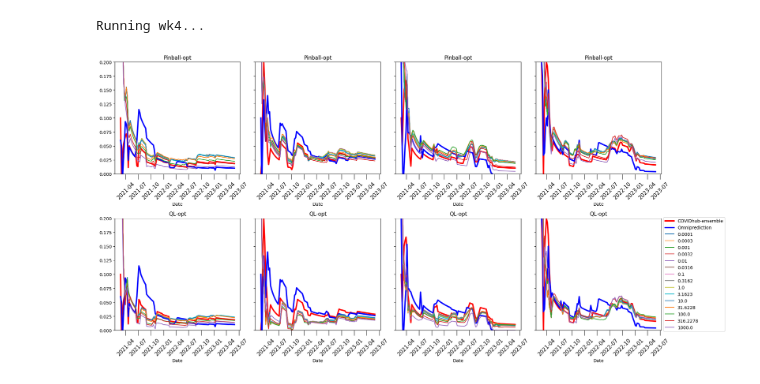
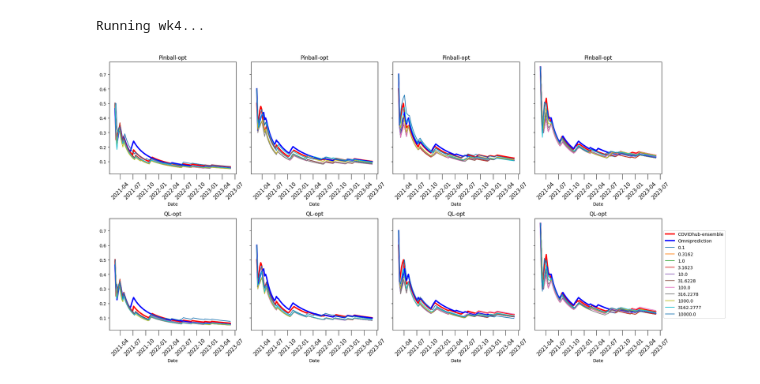
Before and after one commit to hysk79/omni-quantile, a Jupyter notebook: src/covid_hosp_weekly_ql_pb.ipynb, the cells around one changed output. Drawn from its saved outputs; the diff is of its cells as text; code cells hidden in the pictures.

```diff
--- a/src/covid_hosp_weekly_ql_pb.ipynb
+++ b/src/covid_hosp_weekly_ql_pb.ipynb
@@ -44,25 +45,23 @@ Name: actual, Length: 119, dtype: float64
 def decimal_to_str(eta):
     return str(np.round(eta, 4)).replace('.', ',')
 
-def exp_name_string_ql_pb(w, eta, round_Y_F, suffix):
-    return f"wk{w}_eta{decimal_to_str(eta)}_{'orig_' if not round_Y_F else ''}{suffix}"
+def exp_name_string_ql_pb(w, eta, round_Y_F, suffix=''):
+    return f"wk{w}_eta{decimal_to_str(eta)}{'_orig' if not round_Y_F else ''}{suffix}"
 
 save_folder = 'hosp0315_weekly_ql_pb'
 SAVE_DIR = f'../results/{save_folder}'
 
-eta_list = np.round(np.power(10, np.arange(-4, 3.1, 0.5)), 4)
-n_seed = 10
-round_Y_F = False
+eta_list = np.round(np.power(10, np.arange(-1, 4.1, 0.25)), 4)
+round_Y_F = True
 for w in range(1, 5):
     print(f"Running wk{w}...")
-    for eta_mult in eta_list:
-        exp_name = exp_name_string_ql_pb(w, eta_mult, round_Y_F, 10)
-        results, settings = ql_pb_opt(Y = d['Y'][d['dates_list']],
+    for eta_mult in tqdm(eta_list, desc='eta_mult'):
+        exp_name = exp_name_string_ql_pb(w, eta_mult, round_Y_F)
+        results = ql_pb_opt(Y = d['Y'][d['dates_list']],
                             forecasts_dict=forecasts_dict[w],
                             unit=500,
                             alpha_list=d['alpha_list'],
                             eta_multiplier=eta_mult,
-                            seed_list=np.arange(1, n_seed+1),
                             round_Y_F=round_Y_F
         )
         pickle.dump(results, open(f"{SAVE_DIR}/results_{exp_name}.pkl", 'wb'))
@@ -78,7 +77,7 @@ import matplotlib.pyplot as plt
 T = len(d['dates_list'])
 dates_list = pd.to_datetime(d['dates_list'])
 eta_mult = 2
-
+n_seed = 4
 
 fig, ax = plt.subplots(2, 4, figsize=(20, 10), sharey=True)
 
@@ -98,49 +97,42 @@ for w in range(1,5):
         results = pickle.load(open(f"{SAVE_DIR_omni}/results_{exp_name}.pkl", 'rb'))
         omni_result = OmniResult(results)
         bfst = omni_result.results['best_forecaster_score_trace']
-        omni_rel_trace += (omni_result.results['omni_score_trace'] - bfst)
+        # omni_rel_trace += (omni_result.results['omni_score_trace'] - bfst)
+        omni_rel_trace += (omni_result.results['omni_score_trace'])
 
     omni_rel_trace /= n_seed
-    ens_omni_rel_trace = (omni_result.ensemble_omni_score_trace - bfst)
+    # ens_omni_rel_trace = (omni_result.ensemble_omni_score_trace - bfst)
+    ens_omni_rel_trace = (omni_result.ensemble_omni_score_trace)
 
     for iax in range(2):
         ax[iax, w-1].plot(dates_list, ens_omni_rel_trace, color='red', linewidth=3, label='COVIDhub-ensemble')
         ax[iax, w-1].plot(dates_list, omni_rel_trace, color='blue', linewidth=3, label='Omniprediction')
         ax[iax, w-1].tick_params(axis='x', labelrotation=45, labelsize=12, size=12)
 
 
 
 
 for w in range(1, 5):
     for eta_mult in eta_list:
-        exp_name = exp_name_string_ql_pb(w, eta_mult, 10)
+        exp_name = exp_name_string_ql_pb(w, eta_mult, round_Y_F=False)
         results = pickle.load(open(f"{SAVE_DIR}/results_{exp_name}.pkl", 'rb'))
 
-        pinball_omni_score_trace_rel = np.zeros(T)
-        ql_omni_score_trace_rel = np.zeros(T)
+        ax[0, w-1].plot(dates_list, results['pinball_omni_score_trace'], label=eta_mult)
+        ax[1, w-1].plot(dates_list, results['ql_omni_score_trace'], label=eta_mult)
 
-        for seed in range(1, 11):
-            pinball_omni_score_trace_rel += results[seed]['pinball_omni_score_trace_rel']
-            ql_omni_score_trace_rel += results[seed]['ql_omni_score_trace_rel']
-
-        pinball_omni_score_trace_rel /= 10
-        ql_omni_score_trace_rel /= 10
-
-        ax[0, w-1].plot(dates_list, pinball_omni_score_trace_rel, label=eta_mult)
-        ax[1, w-1].plot(dates_list, ql_omni_score_trace_rel, label=eta_mult)
-
+        # assert np.all(results['best_forecaster_score_trace'] == bfst), f"best_forecaster_score_trace: {results['best_forecaster_score_trace']}, bfst: {bfst}"
         ax[0, w-1].set_title(f'Pinball-opt')
         ax[1, w-1].set_title(f'QL-opt')
 
     ax[0, w-1].set_xlabel('Date')
     ax[1, w-1].set_xlabel('Date')
 
-    ax[0, w-1].set_ylim(0, 0.2)
-    ax[1, w-1].set_ylim(0, 0.2)
+    # ax[0, w-1].set_ylim(0, 0.2)
+    # ax[1, w-1].set_ylim(0, 0.2)
 
     ax[1, 3].legend(loc='center left', bbox_to_anchor=(1, 0.5))
 
 fig.tight_layout()
 plt.show()
 # %% [output]
-[figure, old version]
+[figure, new version]
```
Also changed, not shown: parts of 2 cells of this notebook, 12 other files.
